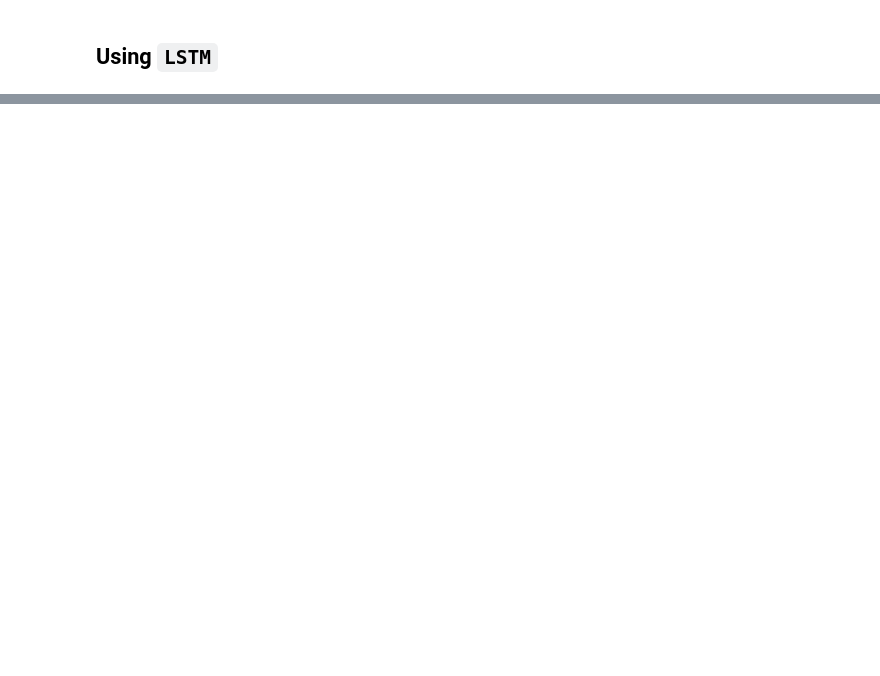
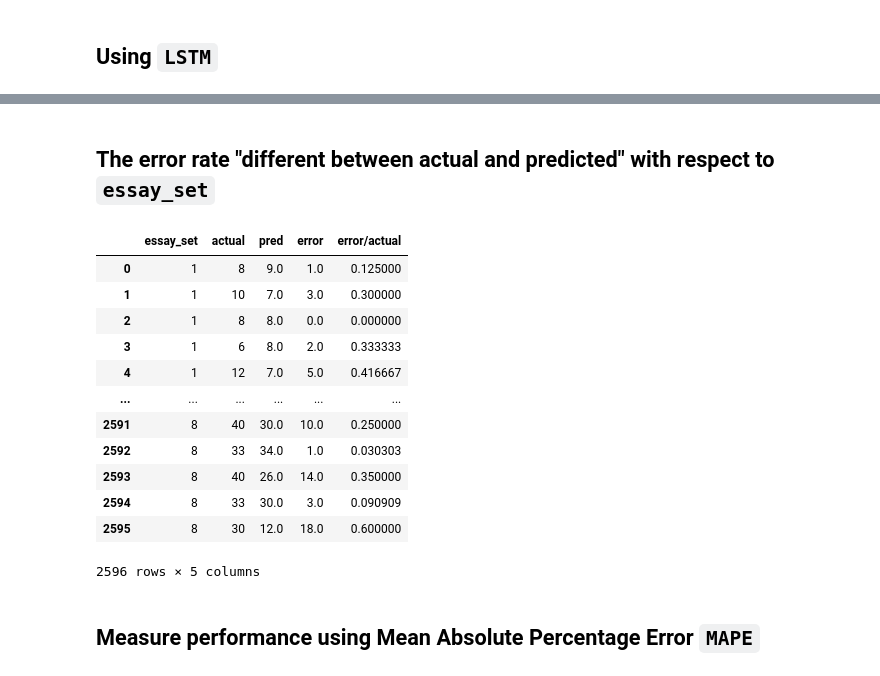
Before and after one commit to hazem-alabiad/automated-essay-grading-system, a Jupyter notebook: main.ipynb, the cells around one changed output, grey strips where cells are left out. Drawn from its saved outputs; the diff is of its cells as text; code cells hidden in the pictures; blank space fills up the shorter version.

```diff
--- a/main.ipynb
+++ b/main.ipynb
@@ -449,0 +607,23 @@ Using LSTM: Average Kappa score after a 5-fold cross validation: [  0.7896 ]
+# %% [markdown]
+## The error rate "different between actual and predicted" with respect to `essay_set`
+# %%
+lstm_perf_matrix["error"] = lstm_perf_matrix.apply(
+    lambda row:  abs(row.pred - row.actual), axis=1)
+lstm_perf_matrix["error/actual"] = lstm_perf_matrix.apply(lambda row: abs(row.error/row.actual), axis=1)
+lstm_perf_matrix
+# %% [output]
+|  | essay_set | actual | pred | error | error/actual |
+| 0 | 1 | 8 | 9.0 | 1.0 | 0.125000 |
+| 1 | 1 | 10 | 7.0 | 3.0 | 0.300000 |
+| 2 | 1 | 8 | 8.0 | 0.0 | 0.000000 |
+| 3 | 1 | 6 | 8.0 | 2.0 | 0.333333 |
+| 4 | 1 | 12 | 7.0 | 5.0 | 0.416667 |
+| ... | ... | ... | ... | ... | ... |
+| 2591 | 8 | 40 | 30.0 | 10.0 | 0.250000 |
+| 2592 | 8 | 33 | 34.0 | 1.0 | 0.030303 |
+| 2593 | 8 | 40 | 26.0 | 14.0 | 0.350000 |
+| 2594 | 8 | 33 | 30.0 | 3.0 | 0.090909 |
+| 2595 | 8 | 30 | 12.0 | 18.0 | 0.600000 |
+2596 rows × 5 columns
+# %% [markdown]
+## Measure performance using Mean Absolute Percentage Error `MAPE`
```
Also changed, not shown: parts of 47 cells of this notebook, 48 other files.
